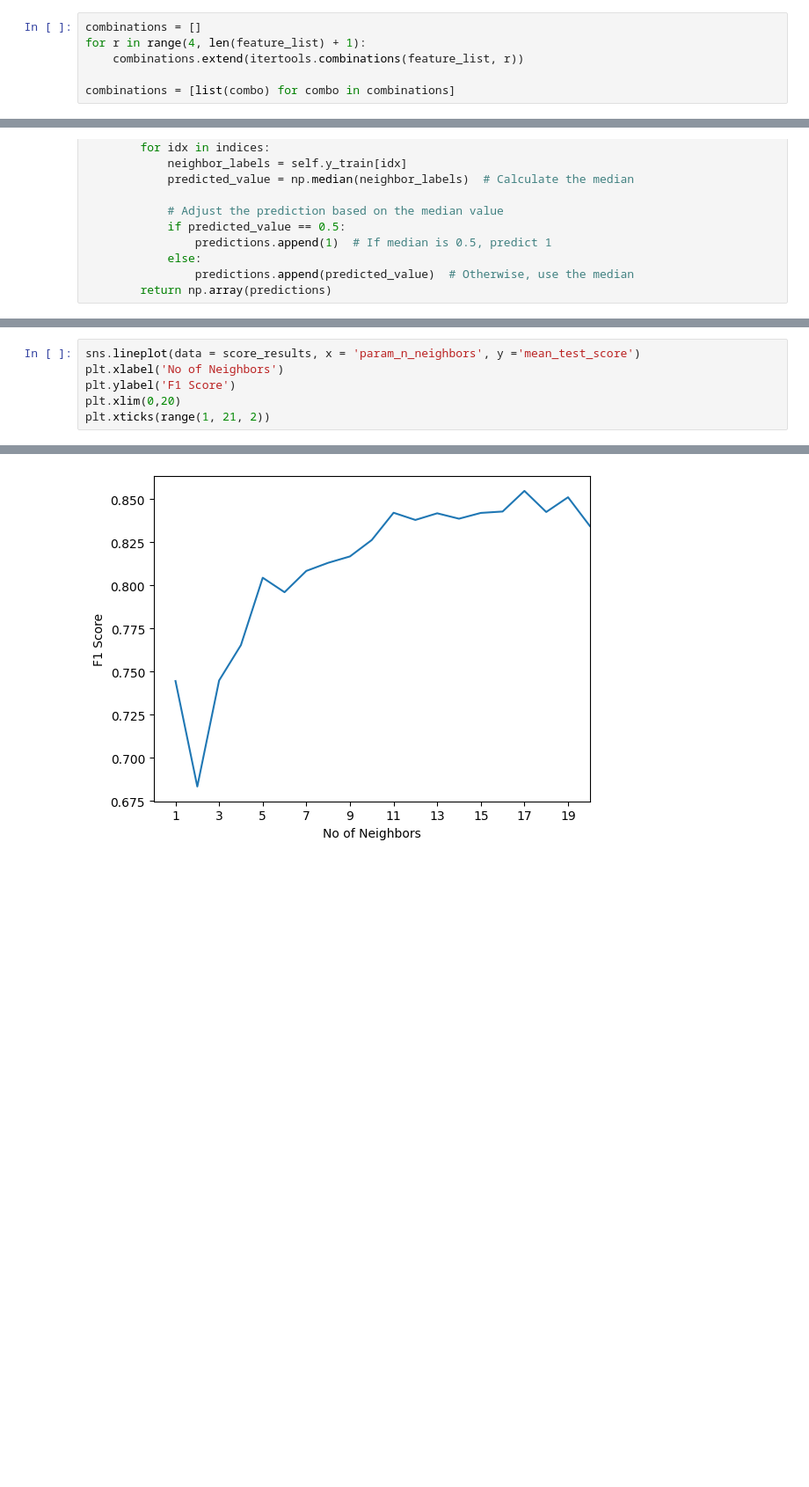
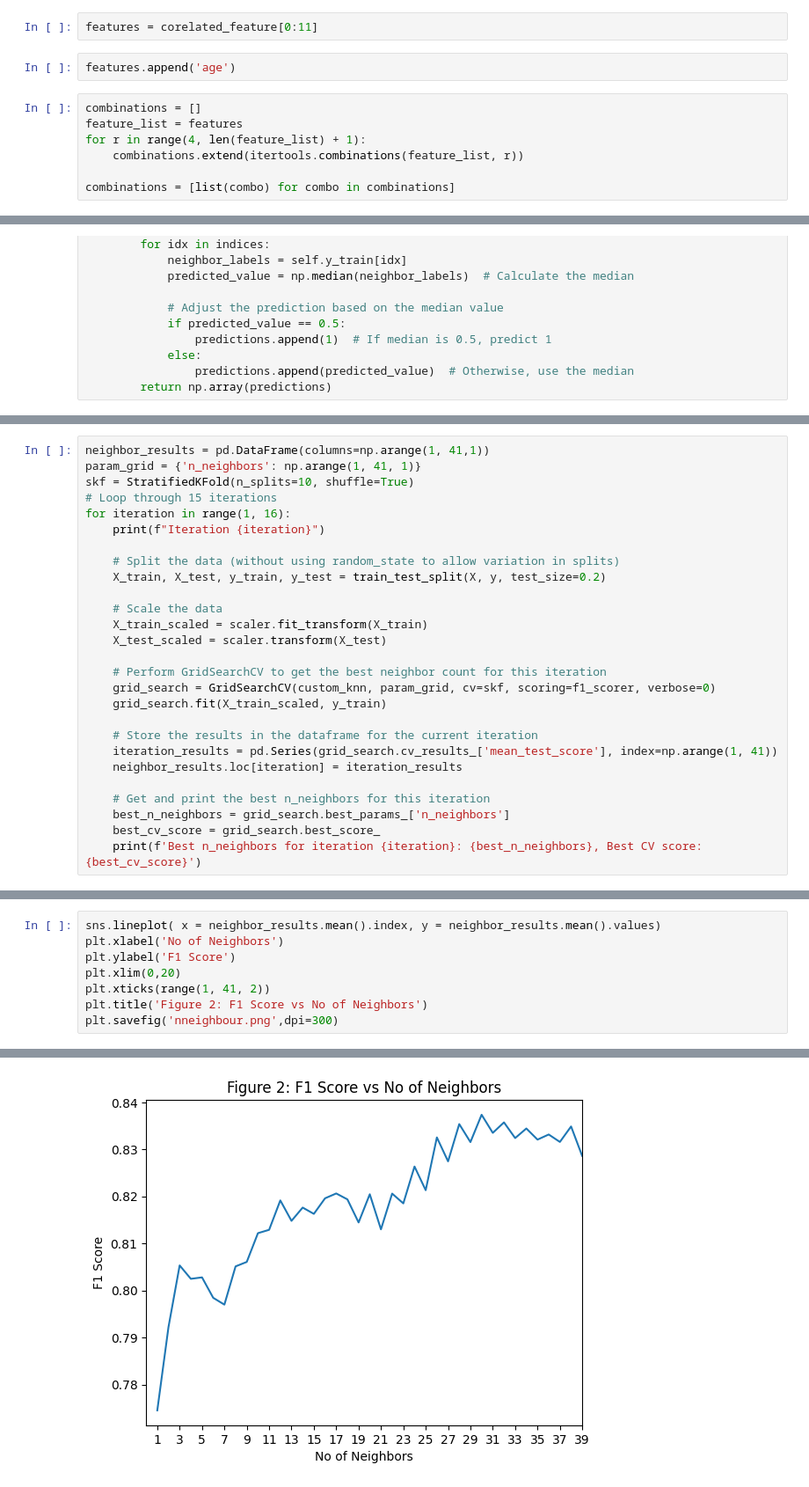
Before and after one commit to 10sajan10/cs5830_project4, a Jupyter notebook: Project4.ipynb, the cells around one changed output, grey strips where cells are left out. Shown: that part at 88% size. Saved outputs shown, nothing was run; the diff lists cells and outputs as text; blank space fills up the shorter version.

```diff
--- a/Project4.ipynb
+++ b/Project4.ipynb
@@ -30,5 +24,10 @@ Index(['age', 'sex', 'cp', 'trestbps', 'chol', 'fbs', 'restecg', 'thalach',
+# %%
+features = corelated_feature[0:11]
+# %%
+features.append('age')
 # %%
 combinations = []
+feature_list = features
 for r in range(4, len(feature_list) + 1):
     combinations.extend(itertools.combinations(feature_list, r))
 
@@ -158,0 +153,27 @@ score_results = pd.DataFrame(grid_search.cv_results_)
+# %%
+neighbor_results = pd.DataFrame(columns=np.arange(1, 41,1))
+param_grid = {'n_neighbors': np.arange(1, 41, 1)}
+skf = StratifiedKFold(n_splits=10, shuffle=True)
+# Loop through 15 iterations
+for iteration in range(1, 16):
+    print(f"Iteration {iteration}")
+
+    # Split the data (without using random_state to allow variation in splits)
+    X_train, X_test, y_train, y_test = train_test_split(X, y, test_size=0.2)
+
+    # Scale the data
+    X_train_scaled = scaler.fit_transform(X_train)
+    X_test_scaled = scaler.transform(X_test)
+
+    # Perform GridSearchCV to get the best neighbor count for this iteration
+    grid_search = GridSearchCV(custom_knn, param_grid, cv=skf, scoring=f1_scorer, verbose=0)
+    grid_search.fit(X_train_scaled, y_train)
+
+    # Store the results in the dataframe for the current iteration
+    iteration_results = pd.Series(grid_search.cv_results_['mean_test_score'], index=np.arange(1, 41))
+    neighbor_results.loc[iteration] = iteration_results
+
+    # Get and print the best n_neighbors for this iteration
+    best_n_neighbors = grid_search.best_params_['n_neighbors']
+    best_cv_score = grid_search.best_score_
+    print(f'Best n_neighbors for iteration {iteration}: {best_n_neighbors}, Best CV score: {best_cv_score}')
@@ -159,7 +198,9 @@ score_results = pd.DataFrame(grid_search.cv_results_)
 # %%
-sns.lineplot(data = score_results, x = 'param_n_neighbors', y ='mean_test_score')
+sns.lineplot( x = neighbor_results.mean().index, y = neighbor_results.mean().values)
 plt.xlabel('No of Neighbors')
 plt.ylabel('F1 Score')
 plt.xlim(0,20)
-plt.xticks(range(1, 21, 2))
+plt.xticks(range(1, 41, 2))
+plt.title('Figure 2: F1 Score vs No of Neighbors')
+plt.savefig('nneighbour.png',dpi=300)
 # %% [output]
@@ -186 +207 @@ plt.xticks(range(1, 21, 2))
-[figure, old version]
+[figure, new version]
```
Also changed, not shown: parts of 35 cells of this notebook, 3 other files.
